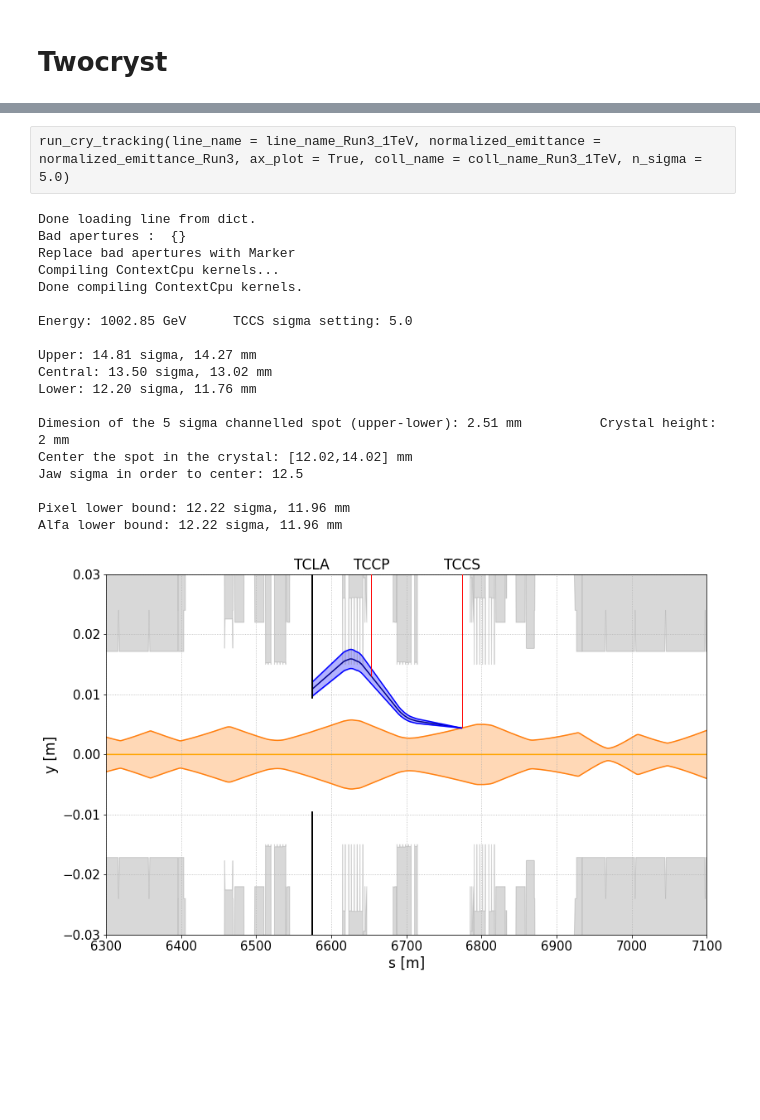
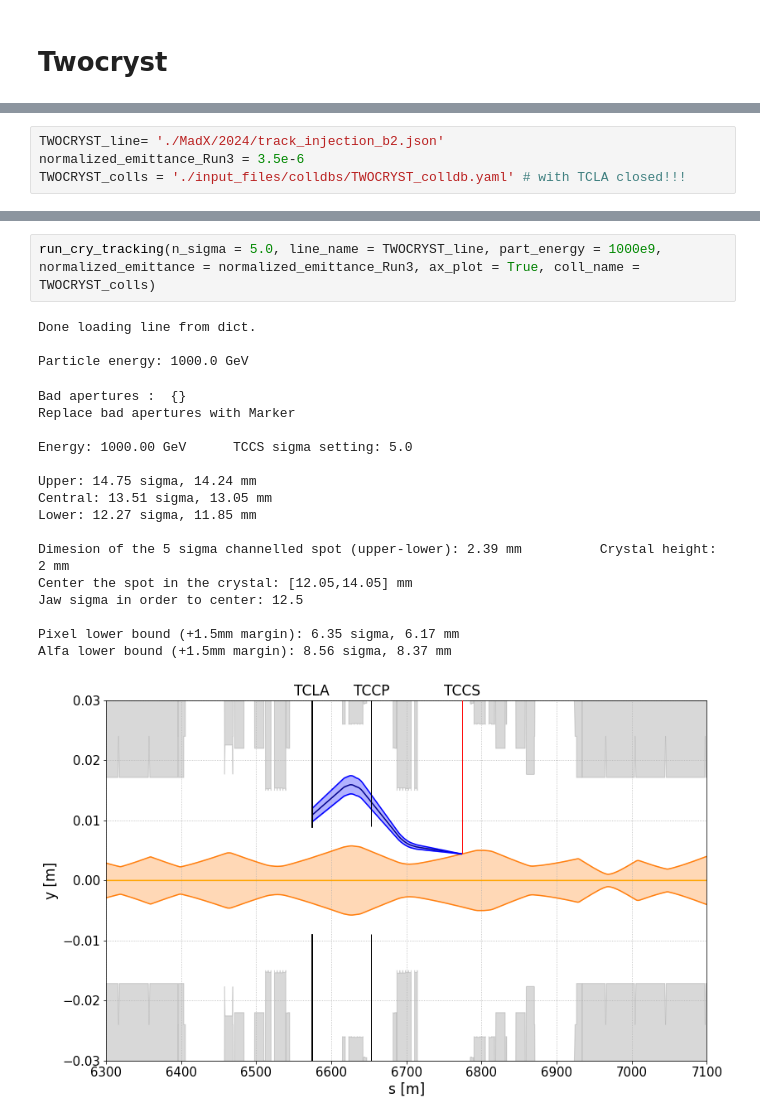
Before and after one commit to chiaramaccani/two_cryst_sim, a Jupyter notebook: Target_sigma.ipynb, the cells around one changed output, grey strips where cells are left out. Cells and saved outputs as stored; diff of their text form; blank space fills up the shorter version.

```diff
--- a/Target_sigma.ipynb
+++ b/Target_sigma.ipynb
@@ -889 +907,5 @@ coll_name_Run3_inj = './input_files/colldbs/injection.yaml' # with TCLA closed!!
+# %%
+TWOCRYST_line= './MadX/2024/track_injection_b2.json'
+normalized_emittance_Run3 = 3.5e-6
+TWOCRYST_colls = './input_files/colldbs/TWOCRYST_colldb.yaml' # with TCLA closed!!!
 # %%
@@ -915,23 +939,23 @@ coll_name_Run3_1TeV = './input_files/colldbs/ramp.9.yaml'
 # %%
-run_cry_tracking(line_name = line_name_Run3_1TeV, normalized_emittance = normalized_emittance_Run3, ax_plot = True, coll_name = coll_name_Run3_1TeV, n_sigma = 5.0)
+run_cry_tracking(n_sigma = 5.0, line_name = TWOCRYST_line, part_energy = 1000e9,  normalized_emittance = normalized_emittance_Run3, ax_plot = True, coll_name = TWOCRYST_colls)
 # %% [output]
 Done loading line from dict.
-Bad apertures :  {}
-Replace bad apertures with Marker
-Compiling ContextCpu kernels...
-Done compiling ContextCpu kernels.
 
-Energy: 1002.85 GeV      TCCS sigma setting: 5.0
-
-Upper: 14.81 sigma, 14.27 mm
-Central: 13.50 sigma, 13.02 mm
-Lower: 12.20 sigma, 11.76 mm
-
-Dimesion of the 5 sigma channelled spot (upper-lower): 2.51 mm          Crystal height: 2 mm
-Center the spot in the crystal: [12.02,14.02] mm
-Jaw sigma in order to center: 12.5
-
-Pixel lower bound: 12.22 sigma, 11.96 mm
-Alfa lower bound: 12.22 sigma, 11.96 mm
+Particle energy: 1000.0 GeV
+Bad apertures :  {}
+Replace bad apertures with Marker
+
+Energy: 1000.00 GeV      TCCS sigma setting: 5.0
+
+Upper: 14.75 sigma, 14.24 mm
+Central: 13.51 sigma, 13.05 mm
+Lower: 12.27 sigma, 11.85 mm
+
+Dimesion of the 5 sigma channelled spot (upper-lower): 2.39 mm          Crystal height: 2 mm
+Center the spot in the crystal: [12.05,14.05] mm
+Jaw sigma in order to center: 12.5
+
+Pixel lower bound (+1.5mm margin): 6.35 sigma, 6.17 mm
+Alfa lower bound (+1.5mm margin): 8.56 sigma, 8.37 mm
-[figure, old version]
+[figure, new version]
 # %%
```
Also changed, not shown: parts of 8 cells of this notebook, 10 other files.
